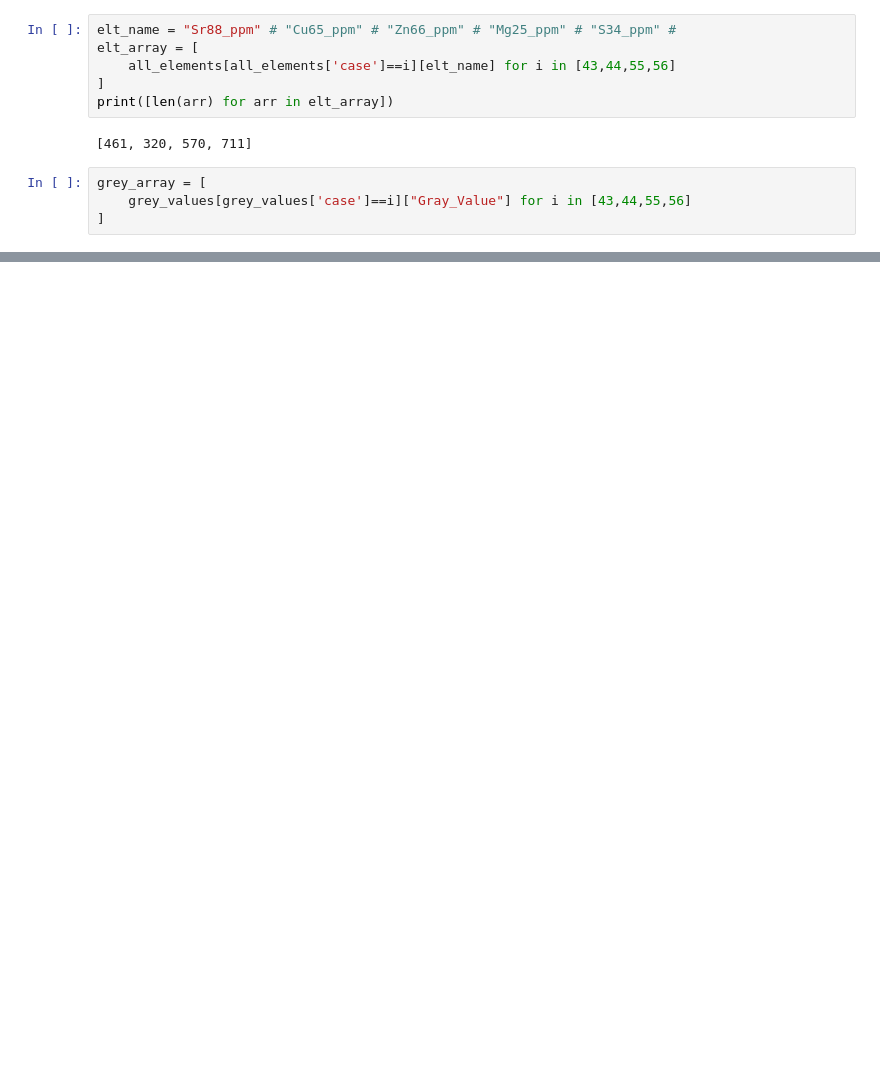
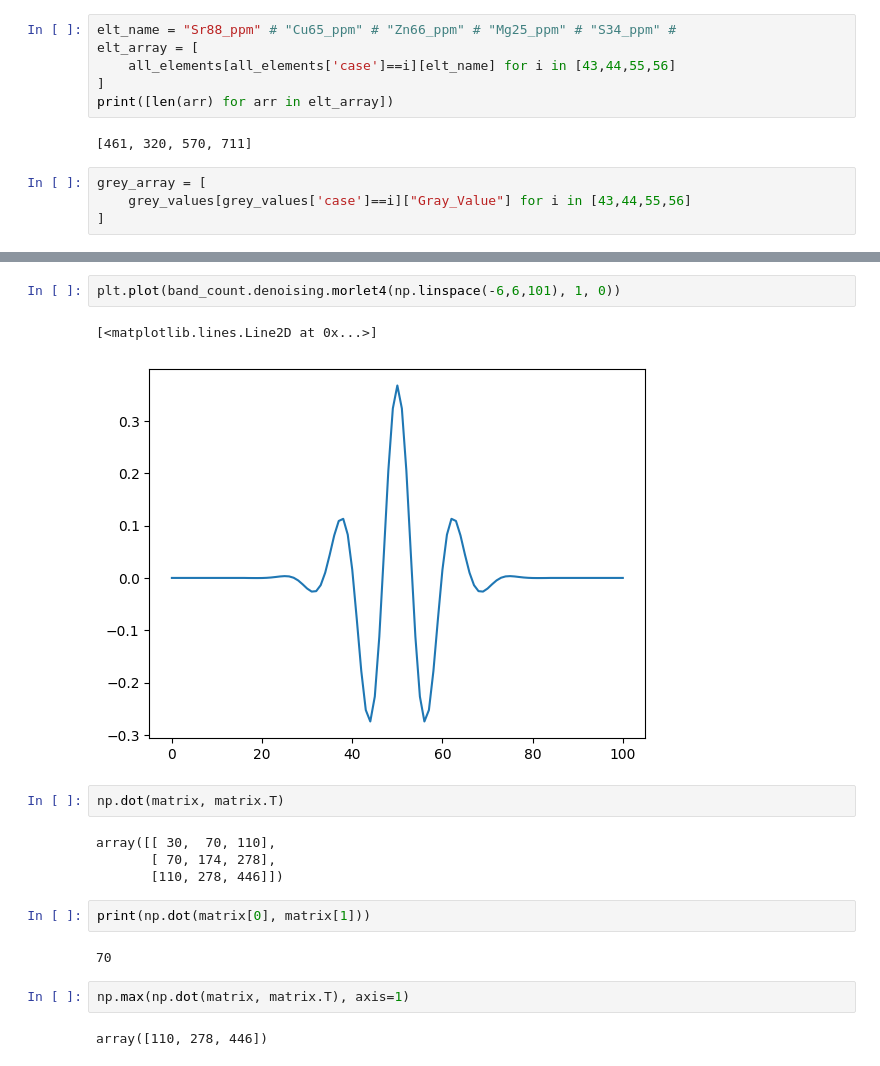
Before and after one commit to angus-lewis/SharkAgeEstimation, a Jupyter notebook: demo.ipynb, the cells around one changed output, grey strips where cells are left out. Drawn from its saved outputs; the diff is of its cells as text; blank space fills up the shorter version.

```diff
--- a/demo.ipynb
+++ b/demo.ipynb
@@ -109,0 +147,19 @@ for i in range(len(grey_array)):
+# %%
+plt.plot(band_count.denoising.morlet4(np.linspace(-6,6,101), 1, 0))
+# %% [output]
+[<matplotlib.lines.Line2D at 0x...>]
+[figure, added]
+# %%
+np.dot(matrix, matrix.T)
+# %% [output]
+array([[ 30,  70, 110],
+       [ 70, 174, 278],
+       [110, 278, 446]])
+# %%
+print(np.dot(matrix[0], matrix[1]))
+# %% [output]
+70
+# %%
+np.max(np.dot(matrix, matrix.T), axis=1)
+# %% [output]
+array([110, 278, 446])
```
Also changed, not shown: parts of 8 cells of this notebook, 3 other files.
